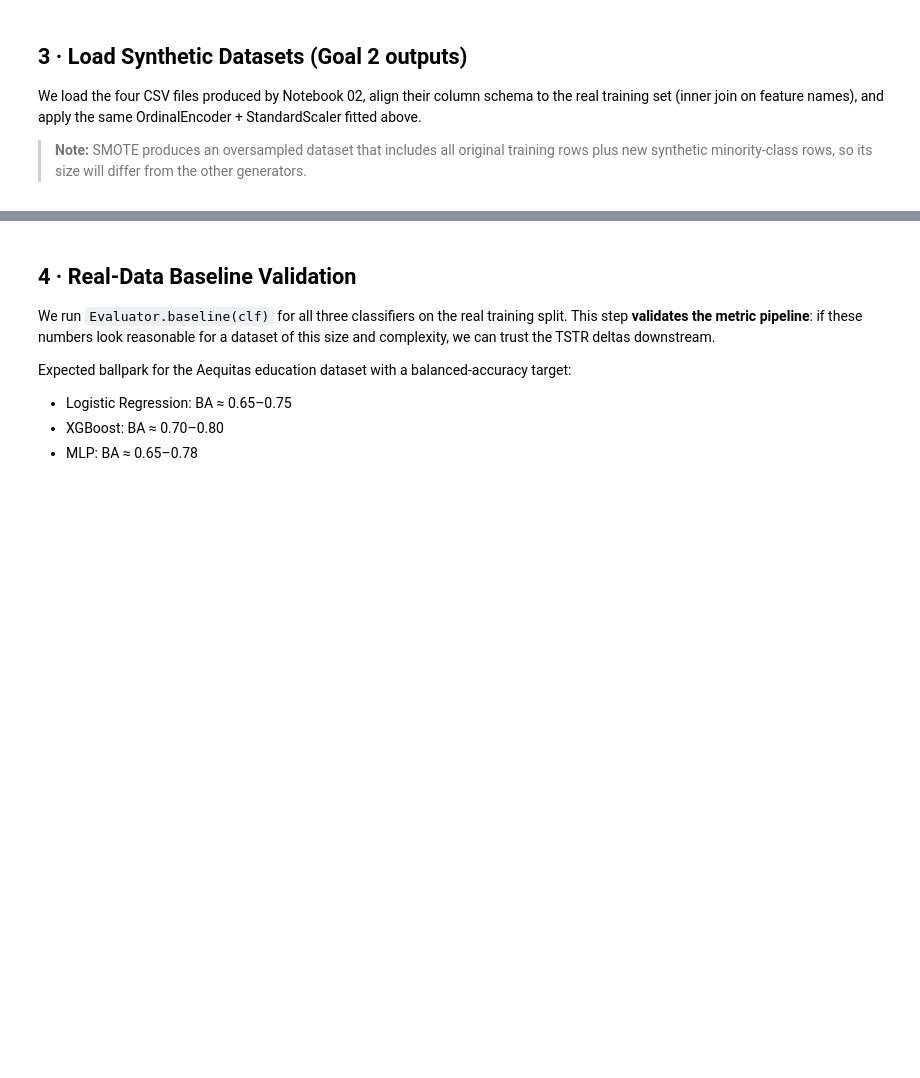
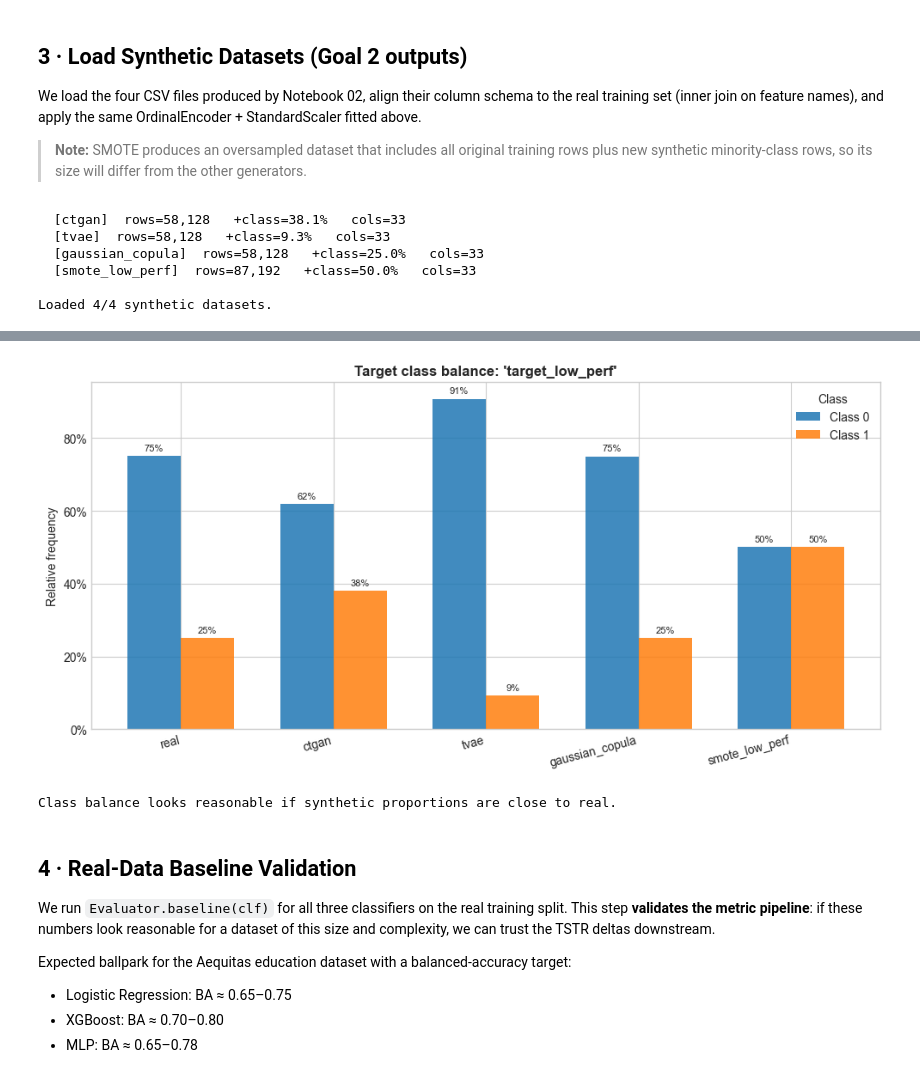
Before and after one commit to Aivon99/EthicsProject, a Jupyter notebook: notebook/G3_LowPerf.ipynb, the cells around one changed output, grey strips where cells are left out. Cells and saved outputs as stored; diff of their text form; code cells hidden in the pictures; blank space fills up the shorter version.

```diff
--- a/notebook/G3_LowPerf.ipynb
+++ b/notebook/G3_LowPerf.ipynb
@@ -70,7 +70,7 @@ cfg["paths"]["results_dir"] = cfg["paths"]["results_dir"] / "low_perf"
 SEED        = cfg["seed"]
 CLASSIFIERS = list(CLASSIFIER_DISPLAY_NAMES.keys())
 
-METHODS     = list(cfg["generation"]["output_subdirs"].keys()) # [ctgan, tvae, ...]
+METHODS     = ["ctgan", "tvae", "gaussian_copula", "smote_low_perf"]  # low-perf variant swaps SMOTE
 
 BASELINE    = cfg["experiments"]["baseline_label"]
 
@@ -196,8 +246,16 @@ OrdinalEncoder + StandardScaler fitted above.
 from src.utils.config import get_synthetic_output_path
 
 
-def load_synthetic(method: str) -> tuple[pd.DataFrame, pd.Series]:
-    """Load synthetic CSV, encode features, return (X_synth, y_synth)."""
+def load_synthetic(method: str) -> tuple[pd.DataFrame, pd.Series, pd.DataFrame]:
+    """Load synthetic CSV, encode features, return (X_synth, y_synth, protected_synth).
+
+    protected_synth holds the RAW (unencoded) protected-attribute columns from
+    the synthetic CSV, row-aligned with X_synth/y_synth. Needed by the
+    mitigation loop below: a synthetic training set can have a different row
+    count than the real training set (e.g. SMOTE's class-balanced output), so
+    split.protected_train can't be reused for it -- each source must carry its
+    own protected-attribute values.
+    """
     path = get_synthetic_output_path(cfg, method)
     if not path.exists():
         raise FileNotFoundError(
@@ -223,15 +281,21 @@ def load_synthetic(method: str) -> tuple[pd.DataFrame, pd.Series]:
         X_synth_raw[col] = df[col] if col in df.columns else 0.0
 
     X_synth = apply_feature_encoders(X_synth_raw, enc, scaler, cat_cols, num_cols)
-    return X_synth, y_synth
+
+    protected_synth = pd.DataFrame(
+        {c: (df[c] if c in df.columns else np.nan) for c in PROTECTED_COLS},
+        index=df.index,
+    )
+
+    return X_synth, y_synth, protected_synth
 
 
-synthetic_data: dict[str, tuple[pd.DataFrame, pd.Series]] = {}
+synthetic_data: dict[str, tuple[pd.DataFrame, pd.Series, pd.DataFrame]] = {}
 
 for method in METHODS:
     try:
-        X_s, y_s = load_synthetic(method)
-        synthetic_data[method] = (X_s, y_s)
+        X_s, y_s, prot_s = load_synthetic(method)
+        synthetic_data[method] = (X_s, y_s, prot_s)
         pos_rate = y_s.mean()
         print(f"  [{method}]  rows={len(X_s):,}   +class={pos_rate:.1%}   "
               f"cols={X_s.shape[1]}")
@@ -239,10 +303,17 @@ for method in METHODS:
         print(f"  [{method}]  SKIPPED — {e}")
 
 print(f"\nLoaded {len(synthetic_data)}/{len(METHODS)} synthetic datasets.")
+# %% [output]
+  [ctgan]  rows=58,128   +class=38.1%   cols=33
+  [tvae]  rows=58,128   +class=9.3%   cols=33
+  [gaussian_copula]  rows=58,128   +class=25.0%   cols=33
+  [smote_low_perf]  rows=87,192   +class=50.0%   cols=33
+
+Loaded 4/4 synthetic datasets.
 # %%
 # Quick sanity check: class balance across all datasets
 raw_synthetics_for_plot = {}
-for method, (X_s, y_s) in synthetic_data.items():
+for method, (X_s, y_s, _) in synthetic_data.items():
     df_plot = X_s.copy()
     df_plot[TARGET_COL] = y_s.values
     raw_synthetics_for_plot[method] = df_plot
@@ -253,3 +324,4 @@ real_plot[TARGET_COL] = y_train.values
 _ = plot_class_balance(real_plot, raw_synthetics_for_plot, cfg, save=True)
 plt.show()
 print("Class balance looks reasonable if synthetic proportions are close to real.")
+# %% [output]
@@ -256,3 +329,5 @@ print("Class balance looks reasonable if synthetic proportions are close to real
+[figure, added]
+Class balance looks reasonable if synthetic proportions are close to real.
 # %% [markdown]
 ## 4 · Real-Data Baseline Validation
 
```
Also changed, not shown: parts of 24 cells of this notebook, 3 other files.
